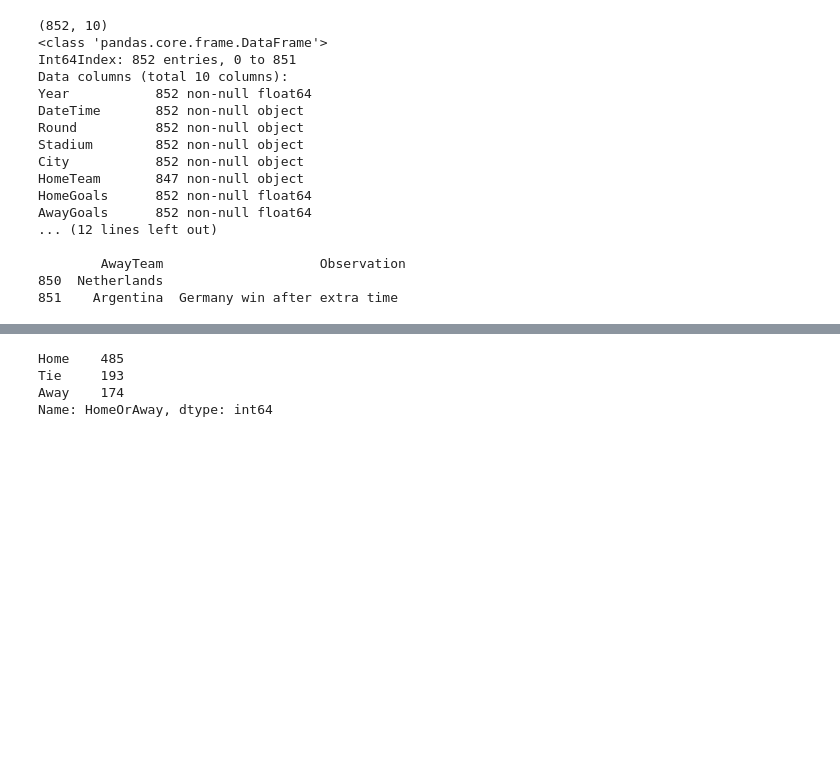
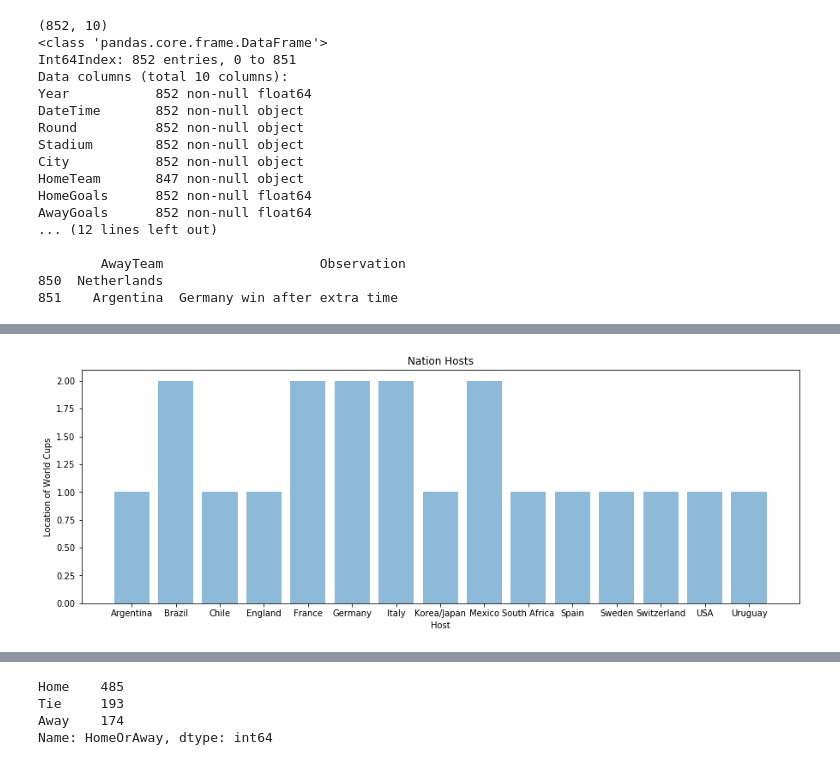
Before and after one commit to bitsops/Thinkful-DS, a Jupyter notebook: PrepCourse_Capstone_FIFAWorldCup.ipynb, the cells around one changed output, grey strips where cells are left out. Cells and saved outputs as stored; diff of their text form; code cells hidden in the pictures; blank space fills up the shorter version.

```diff
--- a/PrepCourse_Capstone_FIFAWorldCup.ipynb
+++ b/PrepCourse_Capstone_FIFAWorldCup.ipynb
@@ -169,0 +179,19 @@ dfMatches[dfMatches['AwayTeam'].isnull()]
+# %%
+#Get a sense for where the tournament has been held
+dfLocation=pd.DataFrame
+dfLocation=dfCups.groupby('Country').count()
+
+host = list(dfLocation.index)
+host_instance = list(dfLocation['Year'])
+
+y_pos = np.arange(len(host))
+
+plt.figure(figsize=(15,5))
+plt.bar(y_pos, host_instance, align='center', alpha=0.5)
+plt.xticks(y_pos, host)
+plt.ylabel('Location of World Cups')
+plt.xlabel('Host')
+plt.title('Nation Hosts')
+plt.show()
+# %% [output]
+[figure, added]
```
Also changed, not shown: parts of 24 cells of this notebook.
